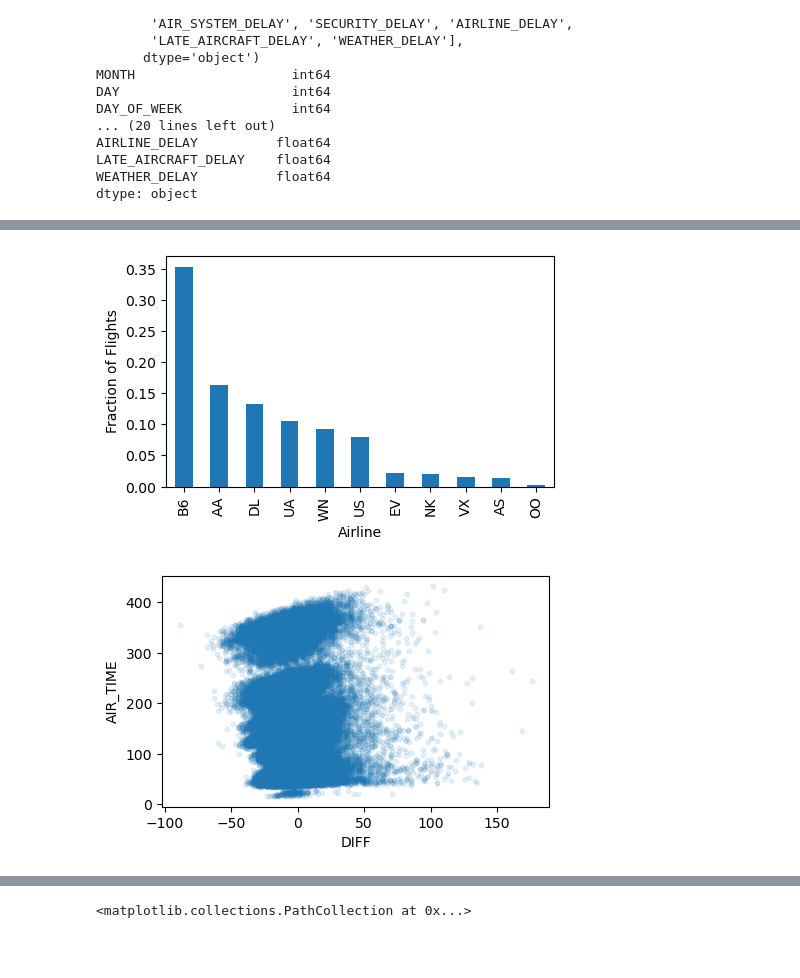
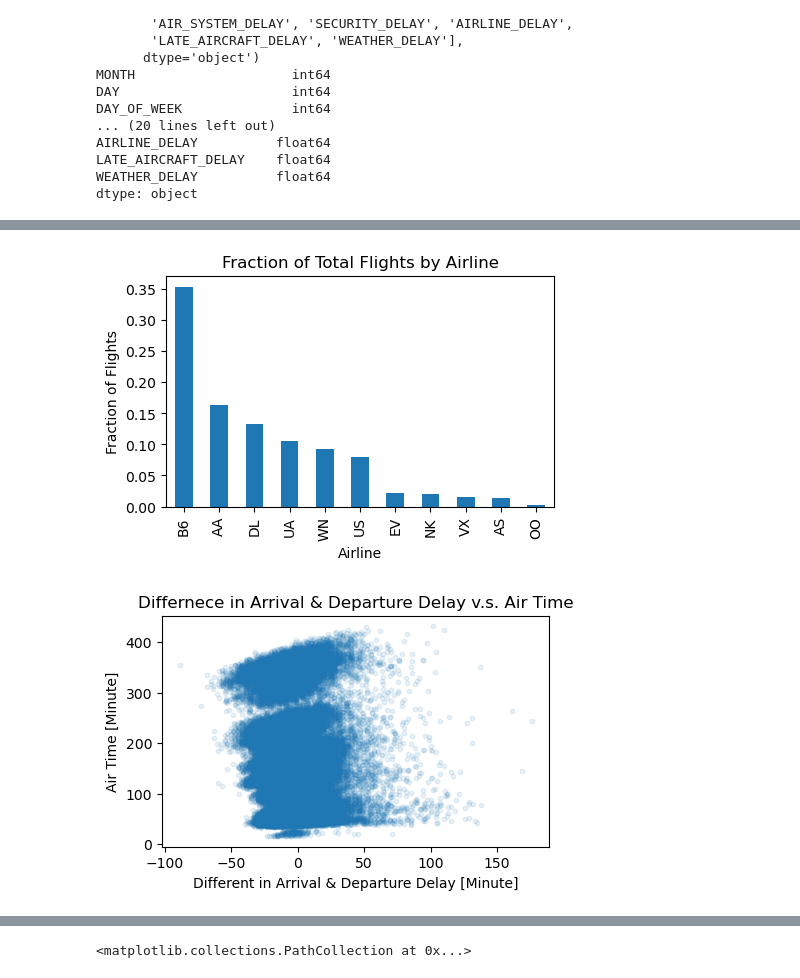
Before and after one commit to amanjal/Data1030-Final, a Jupyter notebook: EDA.ipynb, the cells around one changed output, grey strips where cells are left out. Saved outputs shown, nothing was run; the diff lists cells and outputs as text; code cells hidden in the pictures; blank space fills up the shorter version.

```diff
--- a/EDA.ipynb
+++ b/EDA.ipynb
@@ -51,13 +52,14 @@ plt.show()
 # %%
 # Remember to look at airline cv for airline codes
 plt.figure(figsize=(5,3))
 pd.value_counts(df['AIRLINE'], normalize=True).plot.bar()
 plt.ylabel('Fraction of Flights')
 plt.xlabel('Airline')
+plt.title("Fraction of Total Flights by Airline")
 plt.show()
 correct_order_airline = ['B6', 'AA', 'DL', 'UA', 'WN', 'US', 'EV', 'NK', 'VX', 'AS', 'OO']
 # %% [output]
-[figure, old version]
+[figure, new version]
 # %%
 # Scatter plot looking at whether we make up time while flying
 col = df['ARRIVAL_DELAY'] - df['DEPARTURE_DELAY']
@@ -65,9 +67,12 @@ df_pl = df.copy()
 df_pl['DIFF'] = col
 
 df_pl.plot.scatter('DIFF','AIR_TIME',figsize=(5,3),alpha=0.1,s=10) # alpha=0.1,s=10
+plt.xlabel('Different in Arrival & Departure Delay [Minute]')
+plt.ylabel("Air Time [Minute]")
+plt.title("Differnece in Arrival & Departure Delay v.s. Air Time")
 plt.show()
 # %% [output]
-[figure, old version]
+[figure, new version]
 # %%
 # Stacked bar graphs showing delays based on airline
 df_temp = df.copy()
```
Also changed, not shown: parts of 9 cells of this notebook, 1 other file.
